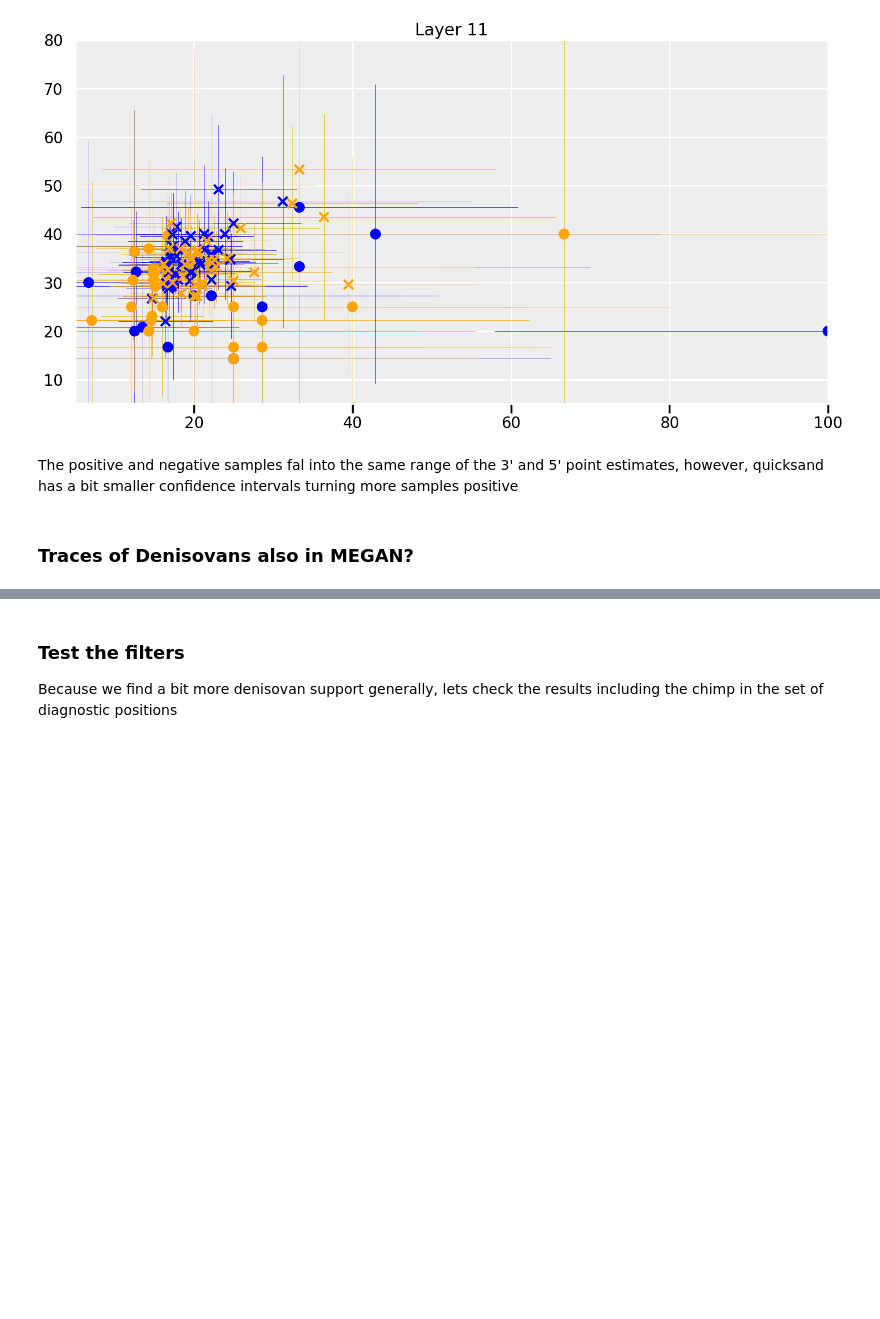
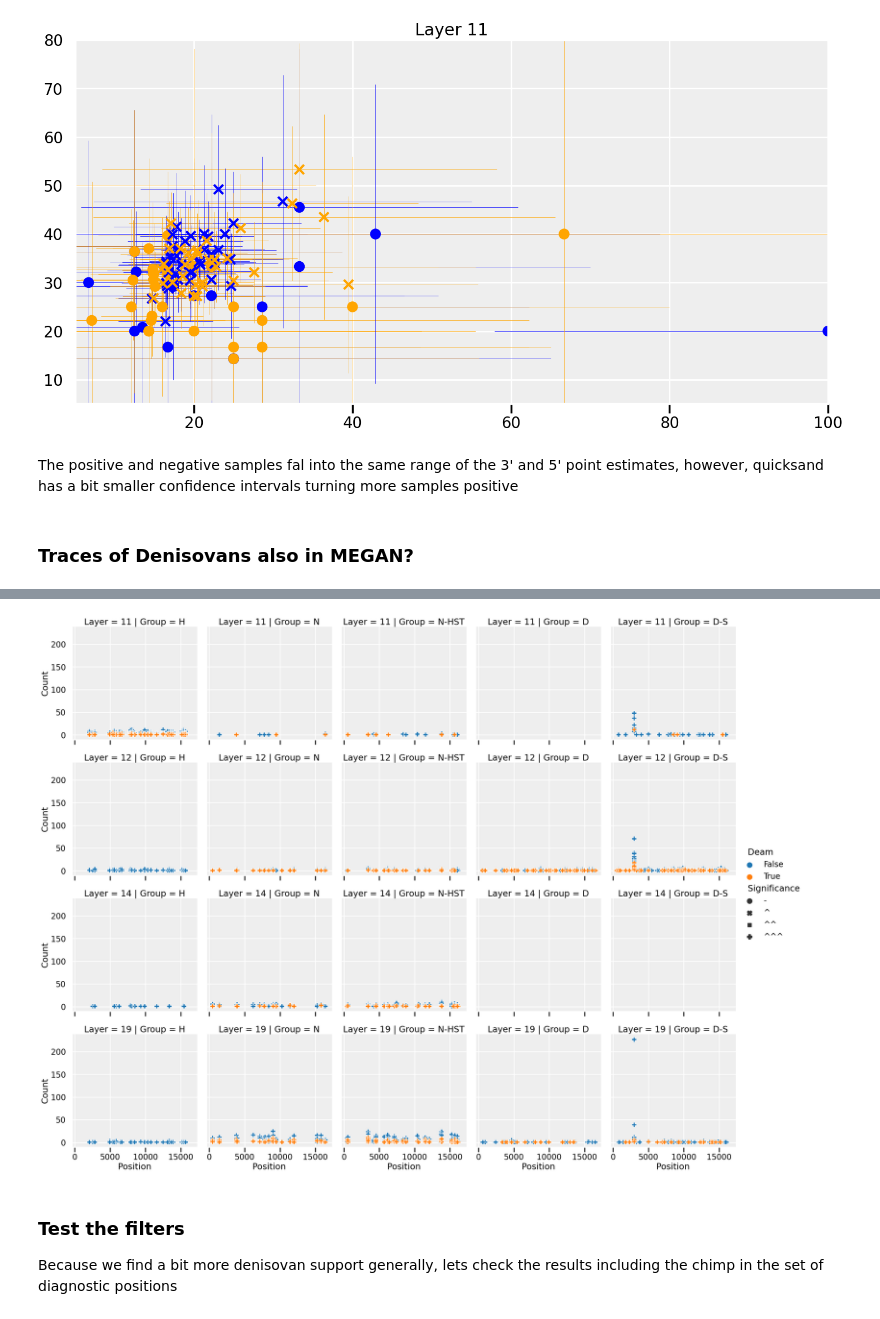
Before and after one commit to merszym/quicksand-paper-analyses, a Jupyter notebook: SI5_DenisovaCave_HumanLineageSupport.ipynb, the cells around one changed output, grey strips where cells are left out. Cells and saved outputs as stored; diff of their text form; code cells hidden in the pictures; blank space fills up the shorter version.

```diff
--- a/SI5_DenisovaCave_HumanLineageSupport.ipynb
+++ b/SI5_DenisovaCave_HumanLineageSupport.ipynb
@@ -491,0 +504,2 @@ print_relplot(reduced)
+# %%
+positions = combined[combined.Pipeline == 'quicksand'].copy()
@@ -492,3 +536,46 @@ print_relplot(reduced)
+# %%
+pos_expl = pos_expl[['Layer', 'IndexLibID', 'CapLibID', 'SampleID', 'ProbeSet',
+       'UniqueHominin', 'Ancient', 'Deaminated(term3)', 'H_support',
+       'H_support_deam', 'N-HST_support', 'N-HST_support_deam', 'N_support',
+       'N_support_deam', 'HST_support', 'HST_support_deam', 'D-S_support',
+       'D-S_support_deam', 'D_support', 'D_support_deam', 'S_support',
+       'S_support_deam', 'Position', 'Count', 'Deam',
+       'Group']].copy()
+# %%
+pos_sig = pos_expl.melt(id_vars=['Layer', 'IndexLibID', 'CapLibID', 'SampleID', 'ProbeSet',
+       'UniqueHominin', 'Ancient', 'Deaminated(term3)', 'Position', 'Count', 'Deam',
+       'Group'])
+pos_sig['Group_B'] = pos_sig.variable.apply(lambda x: x.split("_")[0])
+pos_sig["Deam_B"] = pos_sig.variable.str.contains("deam")
+pos_sig["Significance"] = pos_sig.value.apply(lambda x: re.search("\^+",x).group() if bool(re.search("\^+",x)) else "-")
+pos_sig = pos_sig[(pos_sig.Group == pos_sig.Group_B)&(pos_sig.Deam == pos_sig.Deam_B)]
+# %%
+pos_sig = pos_sig[['Layer', 'IndexLibID', 'CapLibID', 'SampleID', 'ProbeSet',
+       'UniqueHominin', 'Ancient', 'Deaminated(term3)', 'Position', 'Count',
+       'Deam', 'Group', 'variable', 'value', 'Significance']].copy()
+# %%
+g = sns.relplot(
+        data=pos_sig[
+            (pos_sig.Layer.isin([11,12,14,19]))&
+            (pos_sig.Ancient == '++')&
+            (pos_sig.Significance == "^^^")&
+            (pos_sig.Group.isin(['HST','S'])==False)
+        ],
+        aspect=1,
+        facet_kws={'sharex':True, 'sharey':True},
+        kind="scatter",
+        x='Position',
+        y='Count',
+        col='Group',
+        col_order=['H','N','N-HST','D','D-S'],
+        row='Layer',
+        hue="Deam",
+        style='Significance', style_order=['-','^',"^^","^^^"],
+        #size='Ancient', size_order=['++', '-'],
+        #size_norm=(0,10)
+    )
+# %% [output]
+[figure, added]
 # %% [markdown]
 ### Test the filters
 
```
Also changed, not shown: parts of 20 cells of this notebook, 3 other files.
